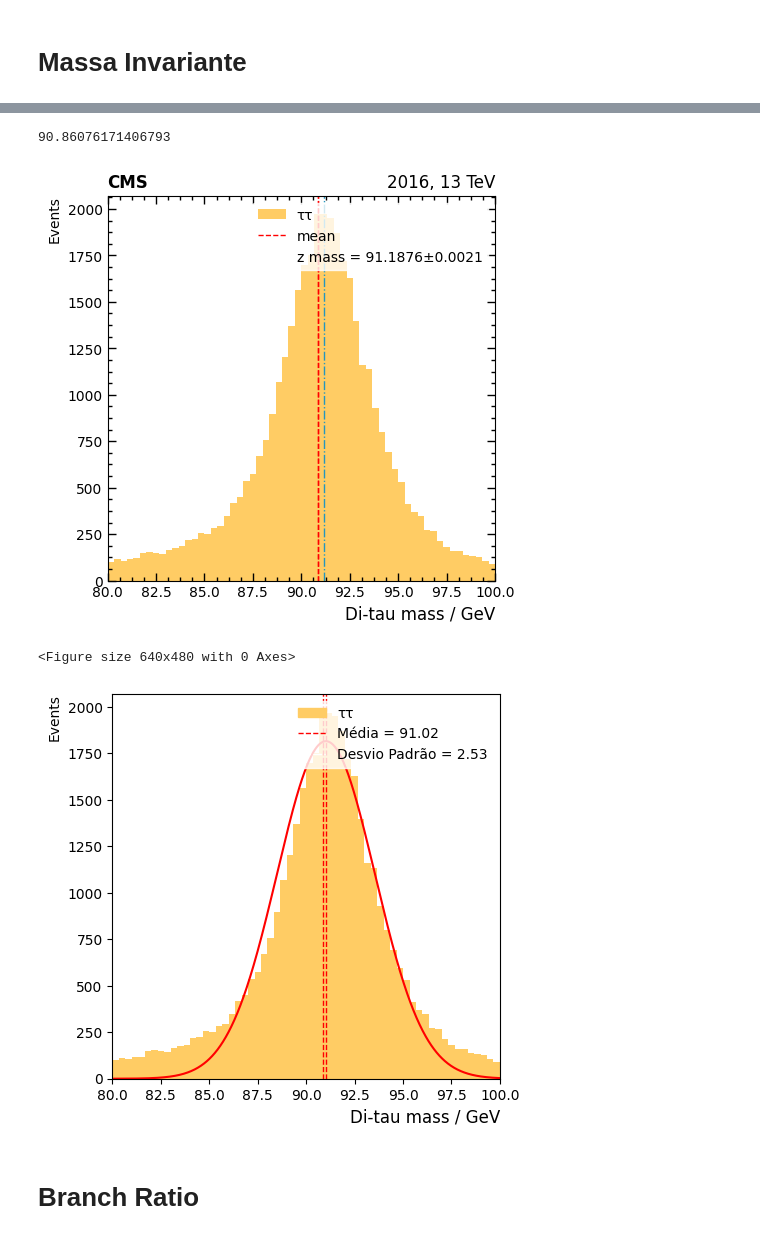
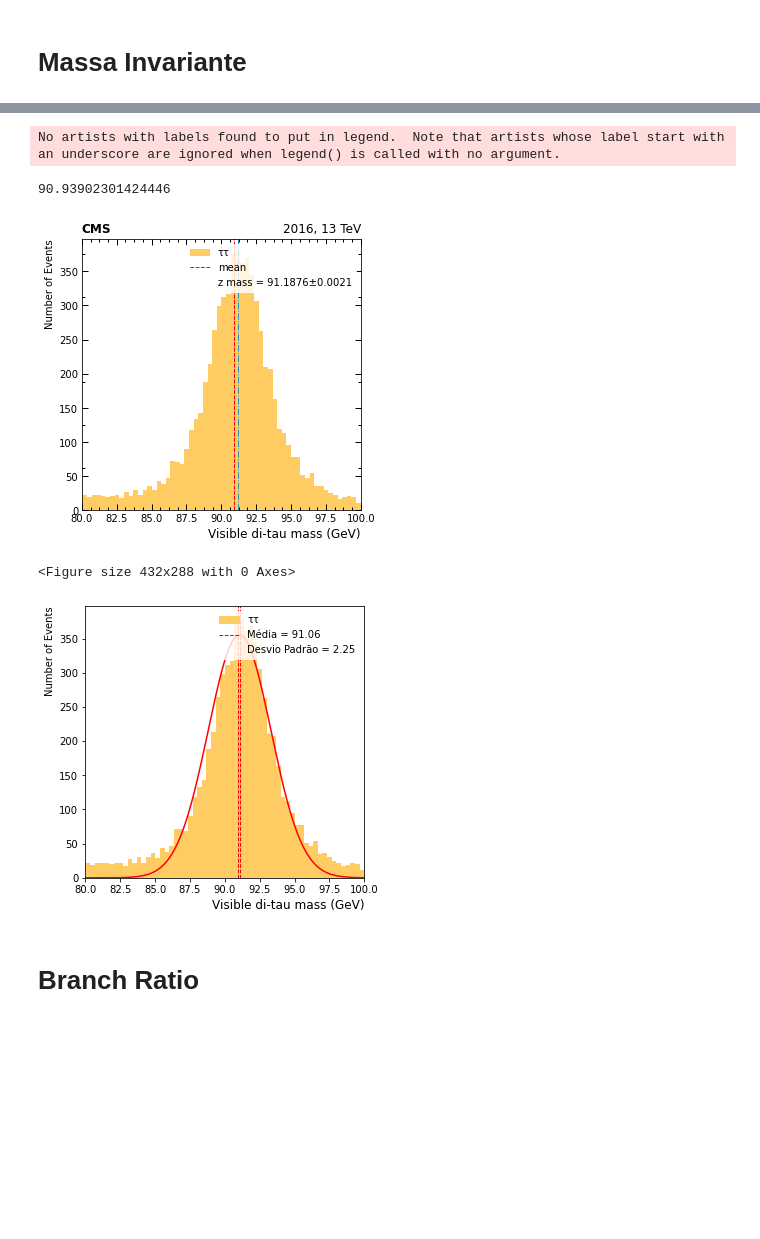
Before and after one commit to taisizidoro/Dark-Matter, a Jupyter notebook: analysis.ipynb, the cells around one changed output, grey strips where cells are left out. Saved outputs shown, nothing was run; the diff lists cells and outputs as text; code cells hidden in the pictures; blank space fills up the shorter version.

```diff
--- a/analysis.ipynb
+++ b/analysis.ipynb
@@ -138,6 +156,23 @@ threshold = 7 #0, 1, 3, 7, 15, 31, 63, 127, 255
 column_name = 'Tau_idDeepTau2017v2p1VSe'
 # Apply the function to each row
 df = df.apply(remove_below_threshold, args=(column_name, threshold), axis=1)
+# %%
+df = df.apply(lambda row: remove_false_items(row, 'Tau_idDecayMode'), axis=1)
+df = df.apply(lambda row: remove_false_items(row, 'Tau_idDecayModeNewDMs'), axis=1)
+# %%
+# Threshold for filtering
+threshold = 0 #0,1,3
+# Column name for which to remove items below the threshold
+column_name = 'Tau_idAntiMu'
+# Apply the function to each row
+df = df.apply(remove_below_threshold, args=(column_name, threshold), axis=1)
+# %%
+# Threshold for filtering
+threshold = 31 #0,1,3, 7, 15, 31
+# Column name for which to remove items below the threshold
+column_name = 'Tau_idAntiEle'
+# Apply the function to each row
+df = df.apply(remove_below_threshold, args=(column_name, threshold), axis=1)
 # %%
 # Threshold for filtering
 #threshold = 40.0
@@ -181,0 +217,8 @@ df
+# %%
+# Função para verificar se uma lista contém exatamente duas cargas opostas
+def has_opposite_charges(tau_charge_list):
+    return len(tau_charge_list) == 2 and tau_charge_list[0] == -tau_charge_list[1]
+
+# Aplicando a função de verificação e filtrando o DataFrame novamente
+df = df[df['Tau_charge'].apply(has_opposite_charges)]
+df
@@ -364,8 +421,8 @@ plt.axvline(rms, color='white', linestyle='dashdot', linewidth=1)
 #patches[48].set_fc('#2596be')
 plt.xlim(80,100)
 #plt.ylim(0,1900)
-plt.xlabel("Di-tau mass / GeV", loc="right", fontsize='large')
-plt.ylabel("Events", loc="top")
+plt.xlabel("Visible di-tau mass (GeV)", loc="right", fontsize='large')
+plt.ylabel("Number of Events", loc="top")
 #blue_patch = mpatches.Patch(color='#2596be', label='Z→ττ')
 yellow_patch = mpatches.Patch(color='#ffcc64', label='ττ')
 plt.legend(handles=[yellow_patch], edgecolor='white', title_fontsize= 'xx-small')
@@ -387,8 +444,9 @@ ax.yaxis.set_minor_locator(MultipleLocator(62.50))
 
 plt.show()
 # %% [output]
-90.86076171406793
+No artists with labels found to put in legend.  Note that artists whose label start with an underscore are ignored when legend() is called with no argument.
+90.93902301424446
-[figure, old version]
+[figure, new version]
 # %%
 # Função de ajuste gaussiano
 def gaussiana(x, A, mu, sigma):
@@ -399,37 +457,37 @@ parametros_iniciais = [1000, np.mean(massa_corte), np.std(massa_corte)]
 
 # Realize o ajuste usando curve_fit
 parametros_otimizados, matriz_covariancia = curve_fit(gaussiana, bins[:-1], n, p0=parametros_iniciais)
 
 # Extraia os parâmetros ajustados
 A, mu, sigma = parametros_otimizados
 
 # Crie um conjunto de pontos para plotar a curva ajustada
 x_fit = np.linspace(min(bins), max(bins), 1000)
 y_fit = gaussiana(x_fit, A, mu, sigma)
 
 # Limpeza do gráfico para evitar que dois gráficos se sobreponham
 plt.clf()
 
 # histograma
 plt.figure(figsize=(5, 5))
 plt.hist(massa_corte, bins=60, color="#ffcc64")
 plt.xlim(80, 100)
-plt.xlabel("Di-tau mass / GeV", loc="right", fontsize='large')
-plt.ylabel("Events", loc="top")
+plt.xlabel("Visible di-tau mass (GeV)", loc="right", fontsize='large')
+plt.ylabel("Number of Events", loc="top")
 
 # Fit
 plt.plot(x_fit, y_fit, 'r-', label=f'Ajuste Gaussiano\nMédia = {mu:.2f}, Desvio Padrão = {sigma:.2f}')
 yellow_patch = mpatches.Patch(color='#ffcc64', label='ττ')
 plt.legend(handles=[yellow_patch, patches[0], plt.axvline(mean, color='r', linestyle='dashed', linewidth=1),
                     plt.axvline(mu, color='r', linestyle='dashed', linewidth=1, label=f'Média = {mu:.2f}'),
                     plt.axvline(sigma, color='white', linestyle='dashdot', linewidth=1, label=f'Desvio Padrão = {sigma:.2f}')],
            edgecolor='white', title_fontsize='xx-small', loc='upper right')
 
 plt.show()
 desv_pad = sigma
 # %% [output]
-<Figure size 640x480 with 0 Axes>
+<Figure size 432x288 with 0 Axes>
-[figure, old version]
+[figure, new version]
 # %% [markdown]
 # Branch Ratio
 # %%
```
Also changed, not shown: parts of 11 cells of this notebook.
